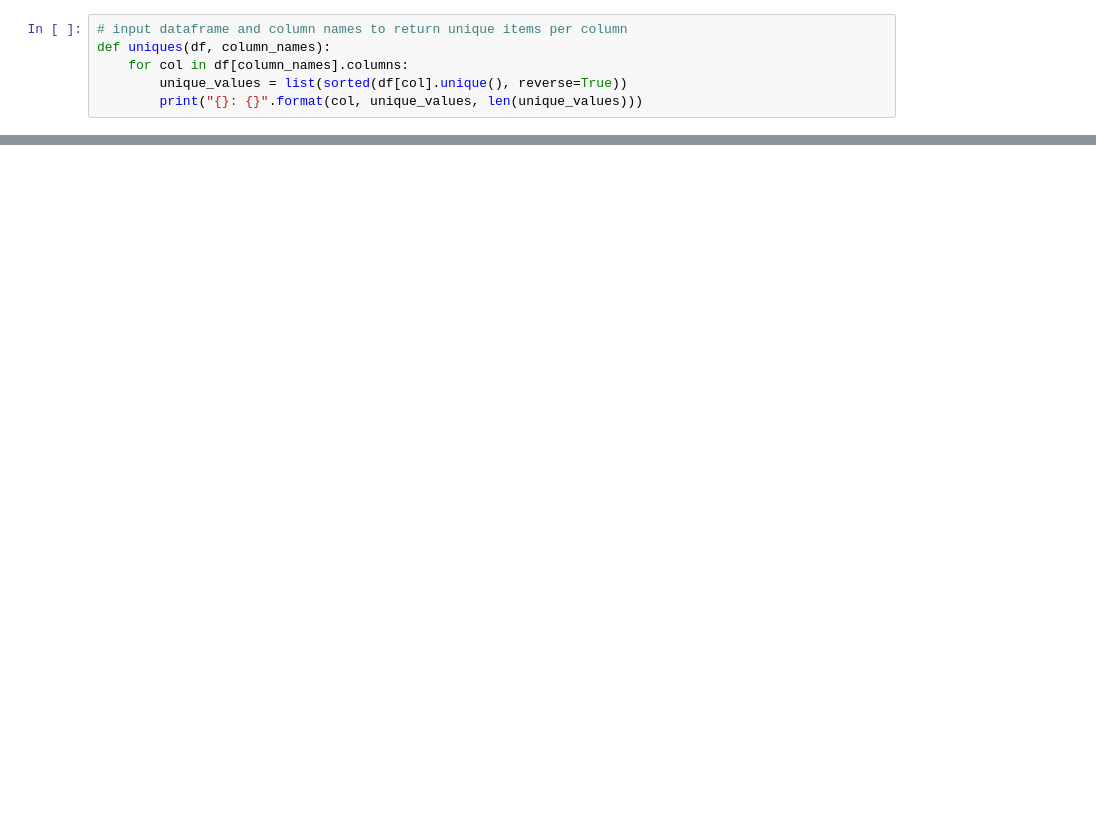
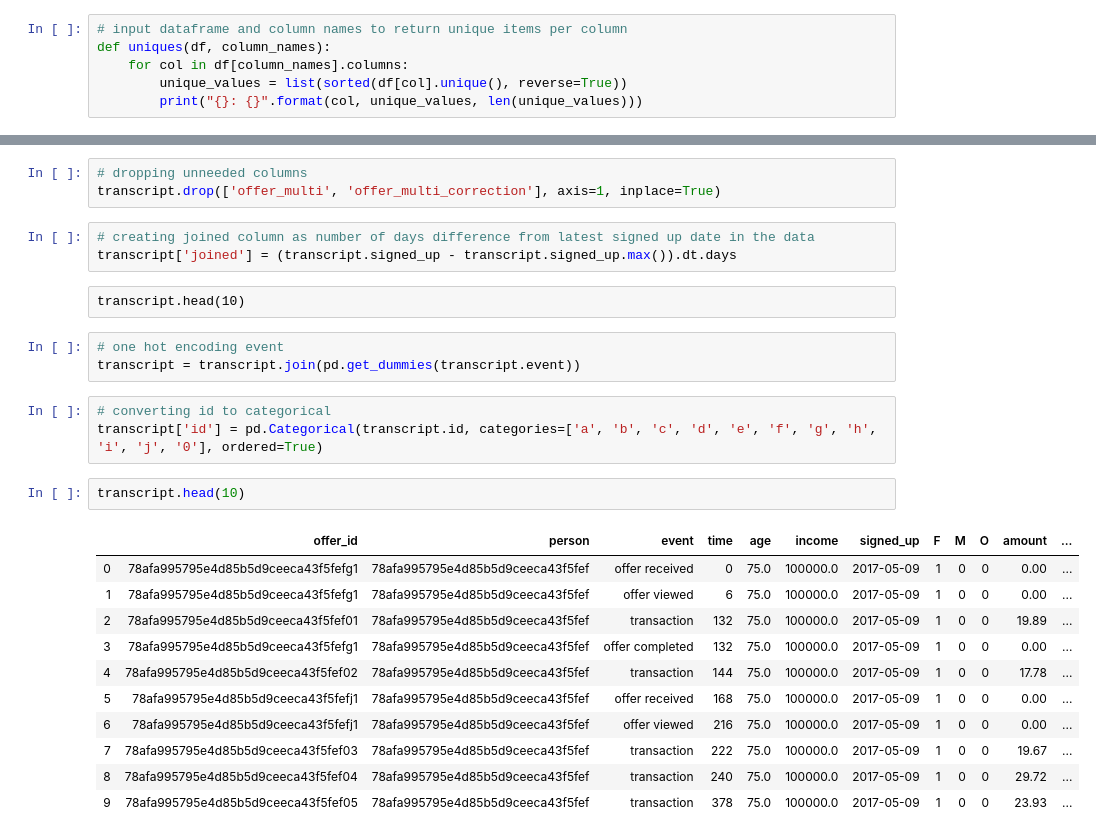
Before and after one commit to GarethEgerton/Starbucks_Udacity, a Jupyter notebook: notebooks/exploratory/1. Data_wrangling.ipynb, the cells around one changed output, grey strips where cells are left out. Drawn from its saved outputs; the diff is of its cells as text; blank space fills up the shorter version.

Commit message:
Updated data_wrangling template format

```diff
--- a/notebooks/exploratory/1. Data_wrangling.ipynb
+++ b/notebooks/exploratory/1. Data_wrangling.ipynb
@@ -295,0 +345,28 @@ tranc
+# %%
+# dropping unneeded columns
+transcript.drop(['offer_multi', 'offer_multi_correction'], axis=1, inplace=True)
+# %%
+# creating joined column as number of days difference from latest signed up date in the data
+transcript['joined'] = (transcript.signed_up - transcript.signed_up.max()).dt.days
+# %% [raw]
+transcript.head(10)
+# %%
+# one hot encoding event
+transcript = transcript.join(pd.get_dummies(transcript.event))
+# %%
+# converting id to categorical
+transcript['id'] = pd.Categorical(transcript.id, categories=['a', 'b', 'c', 'd', 'e', 'f', 'g', 'h', 'i', 'j', '0'], ordered=True)
+# %%
+transcript.head(10)
+# %% [output]
+|  | offer_id | person | event | time | age | income | signed_up | F | M | O | amount | ... |
+| 0 | 78afa995795e4d85b5d9ceeca43f5fefg1 | 78afa995795e4d85b5d9ceeca43f5fef | offer received | 0 | 75.0 | 100000.0 | 2017-05-09 | 1 | 0 | 0 | 0.00 | ... |
+| 1 | 78afa995795e4d85b5d9ceeca43f5fefg1 | 78afa995795e4d85b5d9ceeca43f5fef | offer viewed | 6 | 75.0 | 100000.0 | 2017-05-09 | 1 | 0 | 0 | 0.00 | ... |
+| 2 | 78afa995795e4d85b5d9ceeca43f5fef01 | 78afa995795e4d85b5d9ceeca43f5fef | transaction | 132 | 75.0 | 100000.0 | 2017-05-09 | 1 | 0 | 0 | 19.89 | ... |
+| 3 | 78afa995795e4d85b5d9ceeca43f5fefg1 | 78afa995795e4d85b5d9ceeca43f5fef | offer completed | 132 | 75.0 | 100000.0 | 2017-05-09 | 1 | 0 | 0 | 0.00 | ... |
+| 4 | 78afa995795e4d85b5d9ceeca43f5fef02 | 78afa995795e4d85b5d9ceeca43f5fef | transaction | 144 | 75.0 | 100000.0 | 2017-05-09 | 1 | 0 | 0 | 17.78 | ... |
+| 5 | 78afa995795e4d85b5d9ceeca43f5fefj1 | 78afa995795e4d85b5d9ceeca43f5fef | offer received | 168 | 75.0 | 100000.0 | 2017-05-09 | 1 | 0 | 0 | 0.00 | ... |
+| 6 | 78afa995795e4d85b5d9ceeca43f5fefj1 | 78afa995795e4d85b5d9ceeca43f5fef | offer viewed | 216 | 75.0 | 100000.0 | 2017-05-09 | 1 | 0 | 0 | 0.00 | ... |
+| 7 | 78afa995795e4d85b5d9ceeca43f5fef03 | 78afa995795e4d85b5d9ceeca43f5fef | transaction | 222 | 75.0 | 100000.0 | 2017-05-09 | 1 | 0 | 0 | 19.67 | ... |
+| 8 | 78afa995795e4d85b5d9ceeca43f5fef04 | 78afa995795e4d85b5d9ceeca43f5fef | transaction | 240 | 75.0 | 100000.0 | 2017-05-09 | 1 | 0 | 0 | 29.72 | ... |
+| 9 | 78afa995795e4d85b5d9ceeca43f5fef05 | 78afa995795e4d85b5d9ceeca43f5fef | transaction | 378 | 75.0 | 100000.0 | 2017-05-09 | 1 | 0 | 0 | 23.93 | ... |
```
Also changed, not shown: parts of 101 cells of this notebook, 12 other files.
